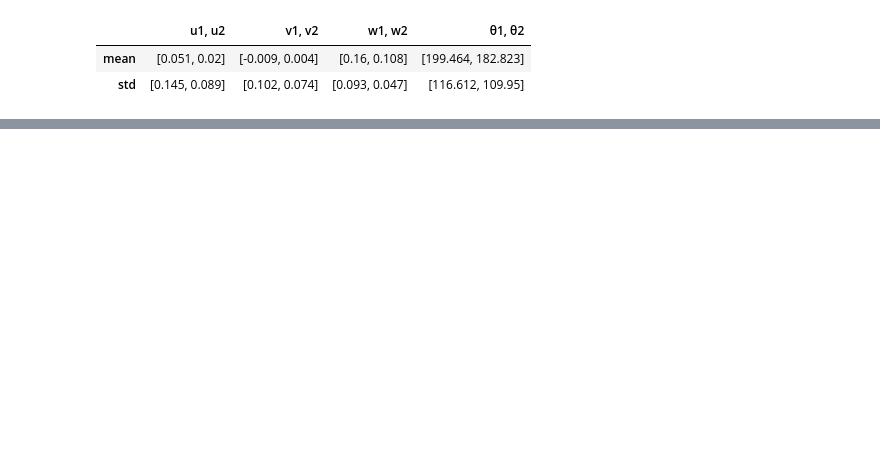
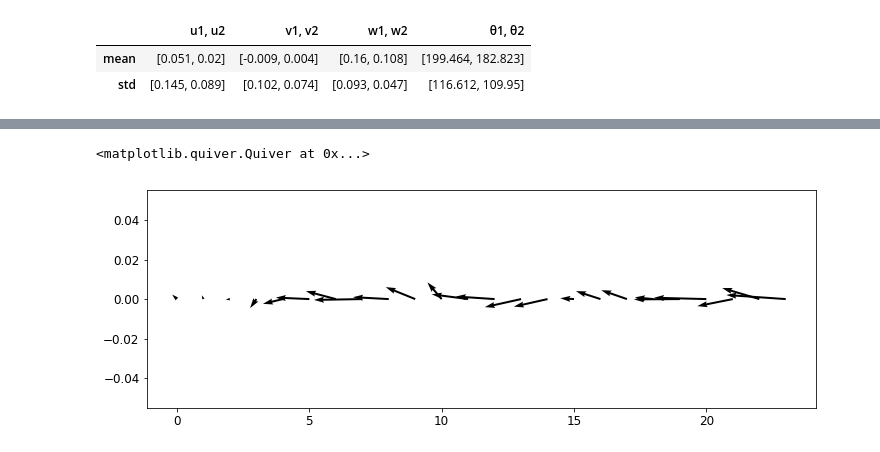
Before and after one commit to jmunroe/IceDEF, a Jupyter notebook: notebooks/statoil_arcticnet_data.ipynb, the cells around one changed output, grey strips where cells are left out. Cells and saved outputs as stored; diff of their text form; code cells hidden in the pictures; blank space fills up the shorter version.

```diff
--- a/notebooks/statoil_arcticnet_data.ipynb
+++ b/notebooks/statoil_arcticnet_data.ipynb
@@ -503,0 +706,9 @@ Attempting to download http://icedef.munroelab.ca/data/NARR/atm/daily/20150505.n
+# %%
+fig = plt.figure(figsize=(12, 4))
+width = 3e-3
+scale = 2e2
+kwargs = {'width': width, 'scale': scale}
+plt.quiver(u - iu, v - iv, **kwargs)
+# %% [output]
+<matplotlib.quiver.Quiver at 0x...>
+[figure, added]
```
Also changed, not shown: parts of 57 cells of this notebook, 7 other files.
